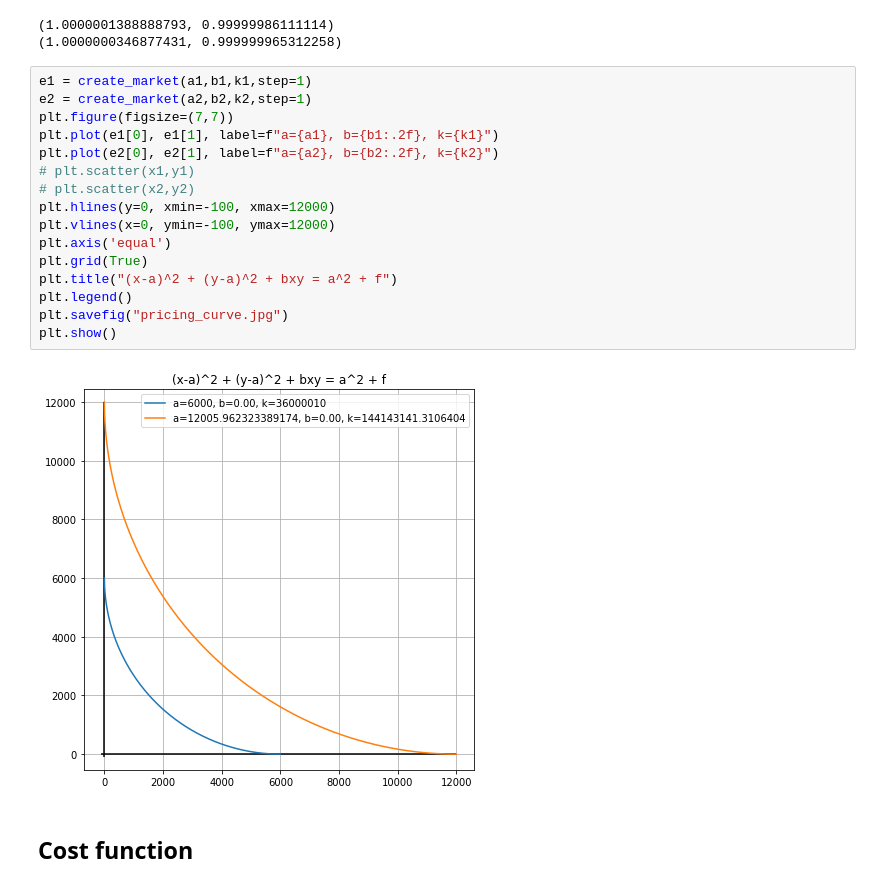
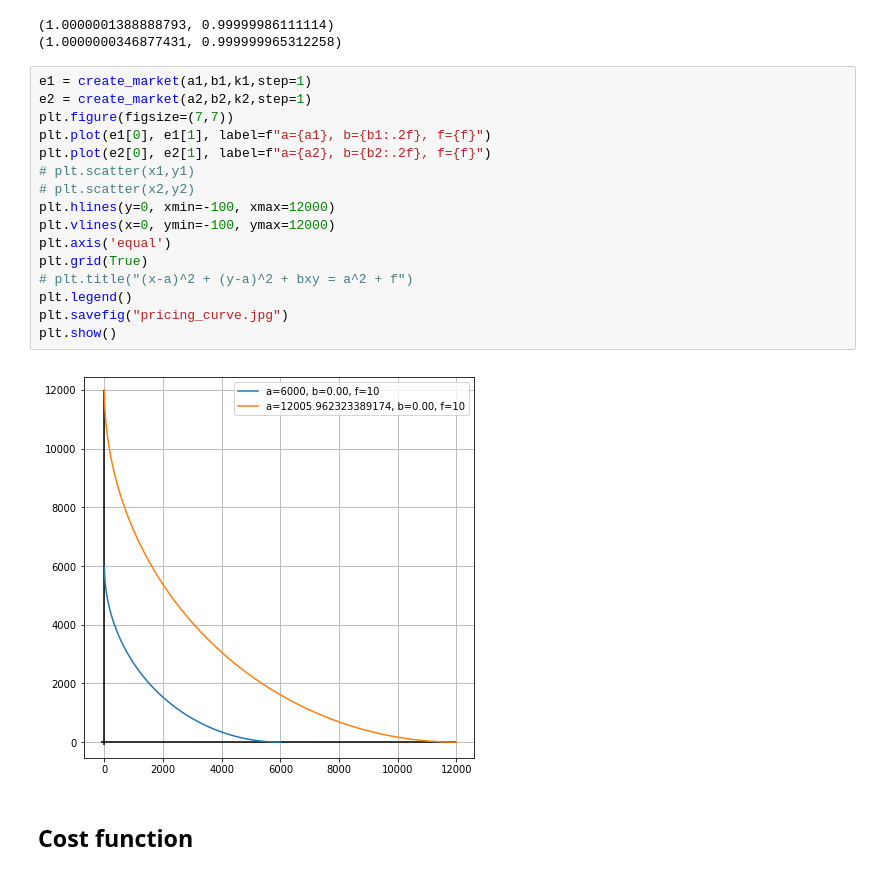
Before and after one commit to DescartesNetwork/dyliswap-paper, a Jupyter notebook: senswap.ipynb, the cells around one changed output. Cells and saved outputs as stored; diff of their text form.

```diff
--- a/senswap.ipynb
+++ b/senswap.ipynb
@@ -153,21 +169,21 @@ print(price_interval(a2,b2,k2))
 # %%
 e1 = create_market(a1,b1,k1,step=1)
 e2 = create_market(a2,b2,k2,step=1)
 plt.figure(figsize=(7,7))
-plt.plot(e1[0], e1[1], label=f"a={a1}, b={b1:.2f}, k={k1}")
-plt.plot(e2[0], e2[1], label=f"a={a2}, b={b2:.2f}, k={k2}")
+plt.plot(e1[0], e1[1], label=f"a={a1}, b={b1:.2f}, f={f}")
+plt.plot(e2[0], e2[1], label=f"a={a2}, b={b2:.2f}, f={f}")
 # plt.scatter(x1,y1)
 # plt.scatter(x2,y2)
 plt.hlines(y=0, xmin=-100, xmax=12000)
 plt.vlines(x=0, ymin=-100, ymax=12000)
 plt.axis('equal')
 plt.grid(True)
-plt.title("(x-a)^2 + (y-a)^2 + bxy = a^2 + f")
+# plt.title("(x-a)^2 + (y-a)^2 + bxy = a^2 + f")
 plt.legend()
 plt.savefig("pricing_curve.jpg")
 plt.show()
 # %% [output]
-[figure, old version]
+[figure, new version]
 # %% [markdown]
 ## Cost function
 # %%
```
Also changed, not shown: parts of 4 cells of this notebook, 4 other files.
